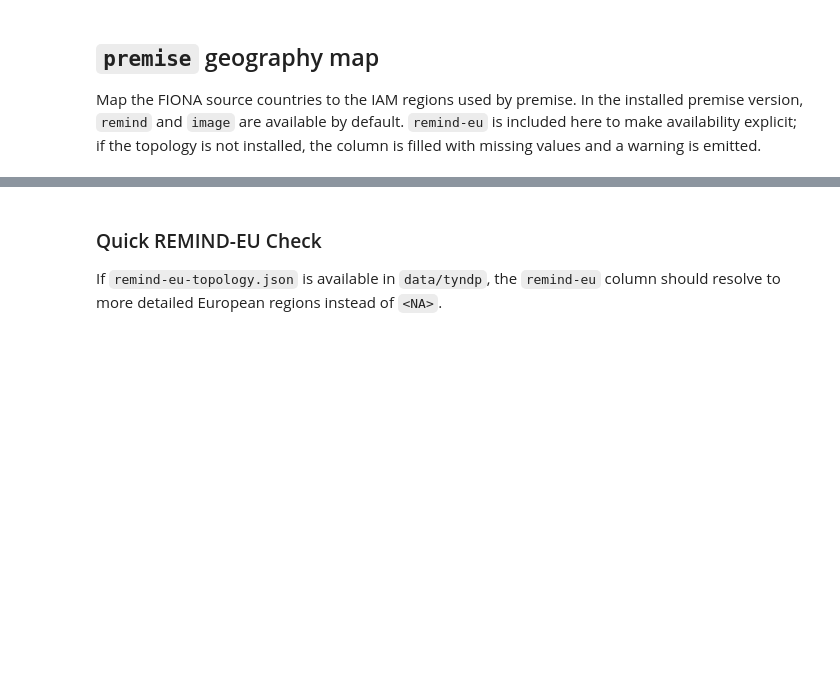
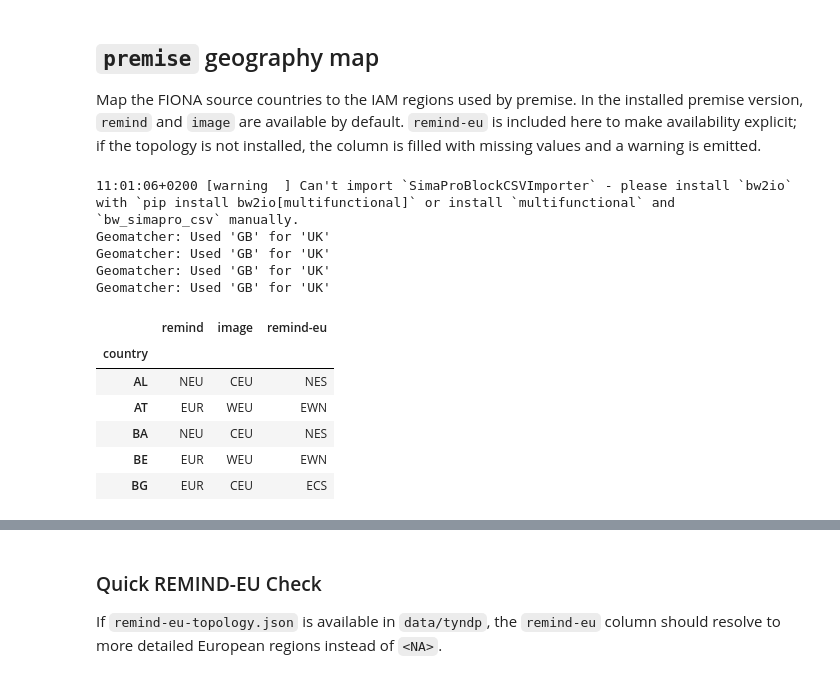
Before and after one commit to LIST-LUXEMBOURG/shrecc, a Jupyter notebook: notebooks/fiona_example.ipynb, the cells around one changed output, grey strips where cells are left out. Saved outputs shown, nothing was run; the diff lists cells and outputs as text; code cells hidden in the pictures; blank space fills up the shorter version.

```diff
--- a/notebooks/fiona_example.ipynb
+++ b/notebooks/fiona_example.ipynb
@@ -34,9 +35,9 @@ climate_year = 2009  # 1995, 2008, 2009
 # Local cache directory for TYNDP workbooks, zip files, and generated pickles
 data_dir = Path.cwd() /".." / "data" / "tyndp"
 
-# These SHRECC/FIONA mapping files are included in the repository
-technology_mapping = data_dir / "tyndp_ei_mapping.xlsx"
-country_mapping = data_dir / "tyndp_country_mapping.xlsx"
+# These SHRECC/FIONA mapping files are included in the package
+technology_mapping = files("shrecc") /"data" / "tyndp" / "tyndp_ei_mapping.xlsx"
+country_mapping = files("shrecc") / "data" / "tyndp" / "tyndp_country_mapping.xlsx"
 
 for path in [technology_mapping, country_mapping]:
     assert path.exists(), path
@@ -213,20 +233,33 @@ consumption_mix_direct.shape
 Map the FIONA source countries to the IAM regions used by premise. In the installed premise version, `remind` and `image` are available by default. `remind-eu` is included here to make availability explicit; if the topology is not installed, the column is filled with missing values and a warning is emitted.
 # %%
 source_countries = consumption_mix_xr.source_country.to_index()
-remind_eu_topology = data_dir / "remind-eu-topology.json"
+remind_eu_topology = files("shrecc") / "data" / "tyndp" / "remind-eu-topology.json"
 
 remind_eu_topology, remind_eu_topology.exists()
 topology_files = {}
 if remind_eu_topology.exists():
     topology_files["remind-eu"] = remind_eu_topology
 
 premise_region_map = build_premise_region_map(
     source_countries,
     iam_models=("remind", "image", "remind-eu"),
     topology_files=topology_files,
     on_missing_model="warn",
 )
 
 premise_region_map.head()
+# %% [output]
+11:01:06+0200 [warning  ] Can't import `SimaProBlockCSVImporter` - please install `bw2io` with `pip install bw2io[multifunctional]` or install `multifunctional` and `bw_simapro_csv` manually.
+Geomatcher: Used 'GB' for 'UK'
+Geomatcher: Used 'GB' for 'UK'
+Geomatcher: Used 'GB' for 'UK'
+Geomatcher: Used 'GB' for 'UK'
+|  | remind | image | remind-eu |
+| country |  |  |  |
+| AL | NEU | CEU | NES |
+| AT | EUR | WEU | EWN |
+| BA | NEU | CEU | NES |
+| BE | EUR | WEU | EWN |
+| BG | EUR | CEU | ECS |
 # %%
 premise_region_map.value_counts(dropna=False)
```
Also changed, not shown: parts of 13 cells of this notebook, 4 other files.
